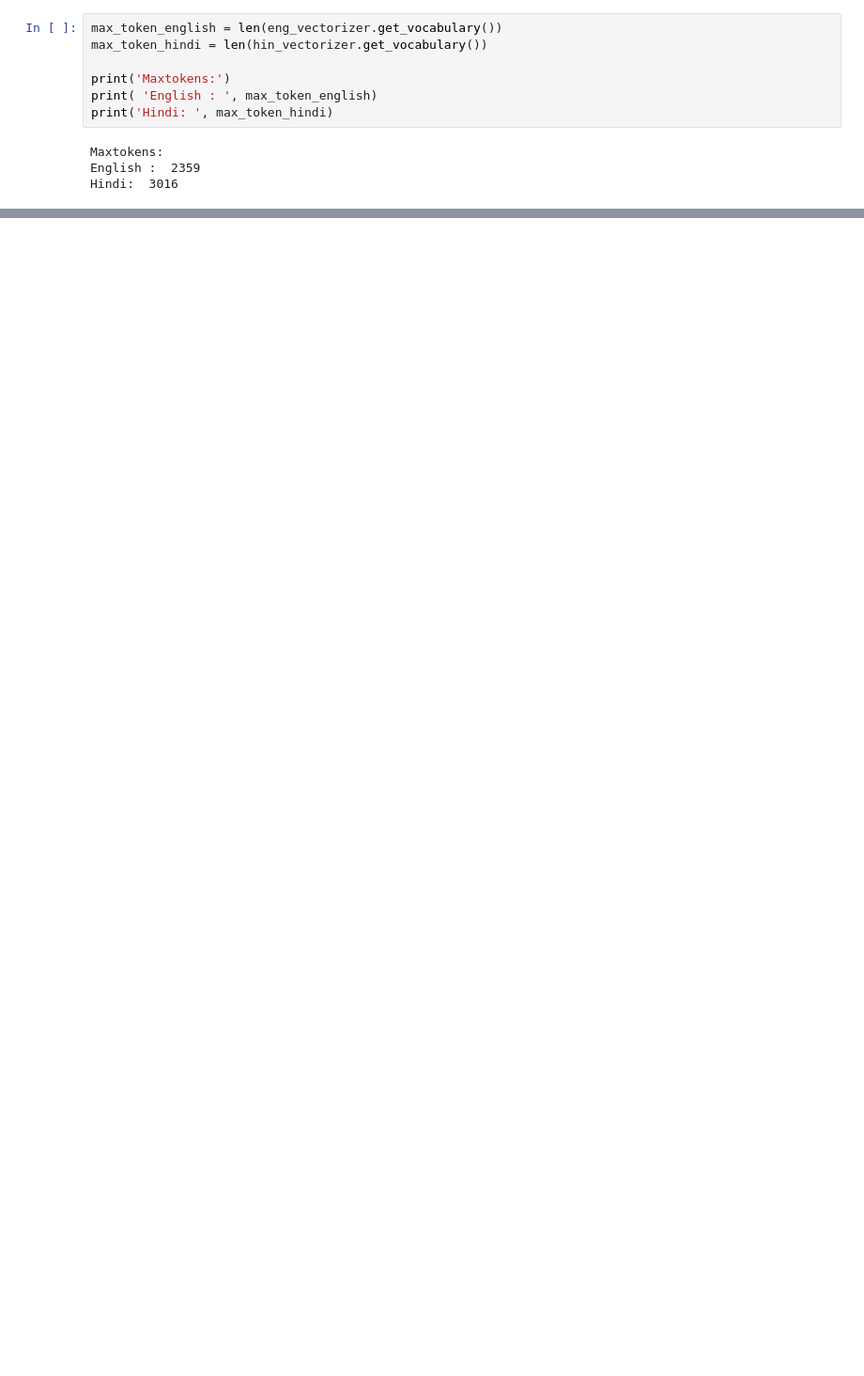
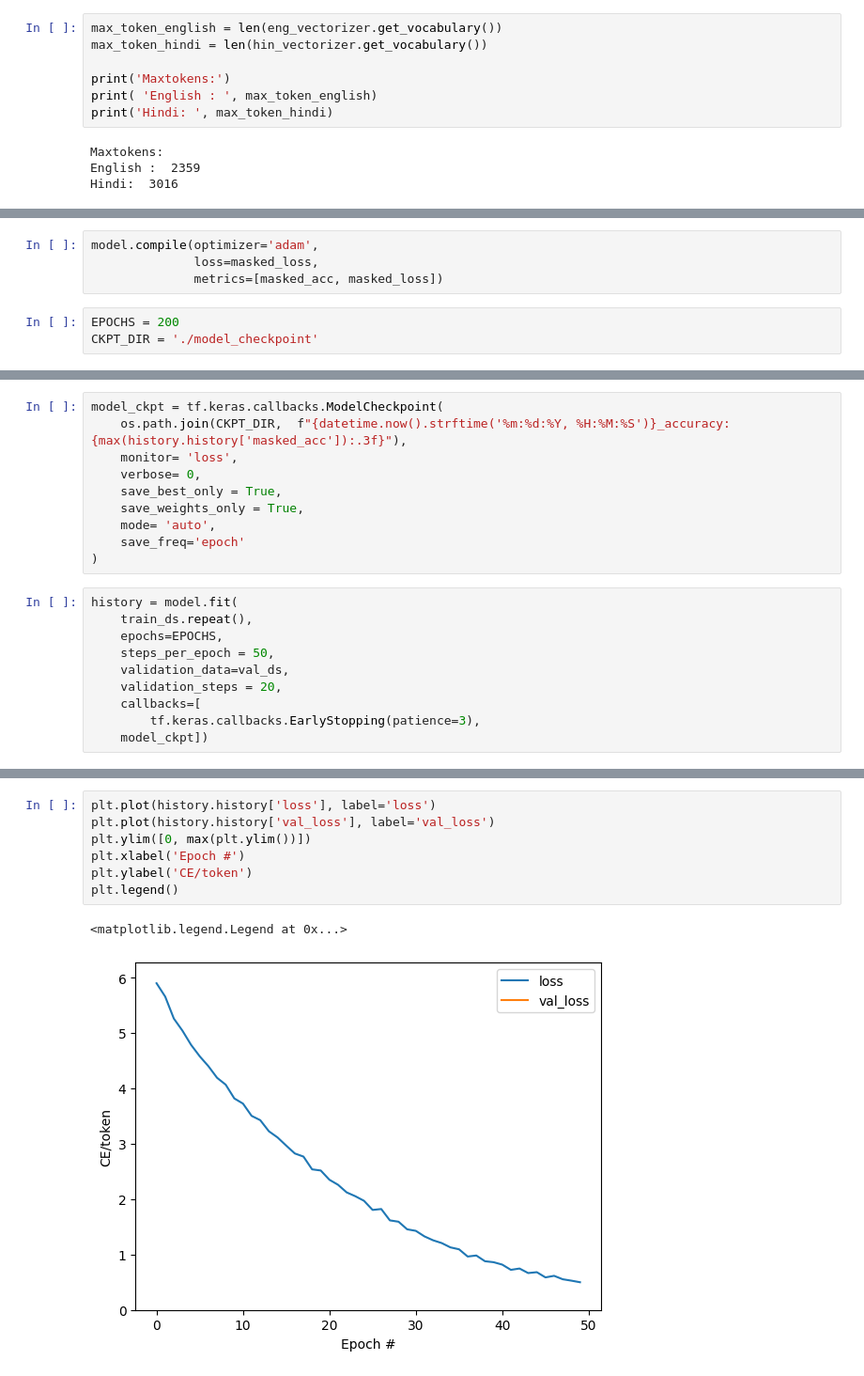
Before and after one commit to tikendraw/language-translation-model, a Jupyter notebook: language_translation_model.ipynb, the cells around one changed output, grey strips where cells are left out. Shown: that part at 94% size. Cells and saved outputs as stored; diff of their text form; blank space fills up the shorter version.

Commit message:
model

```diff
--- a/language_translation_model.ipynb
+++ b/language_translation_model.ipynb
@@ -207,0 +578,7 @@ hin_vectorizer.get_vocabulary()[4]
+# %%
+model.compile(optimizer='adam',
+              loss=masked_loss,
+              metrics=[masked_acc, masked_loss])
+# %%
+EPOCHS = 200
+CKPT_DIR = './model_checkpoint'
@@ -207,0 +589,20 @@ hin_vectorizer.get_vocabulary()[4]
+# %%
+model_ckpt = tf.keras.callbacks.ModelCheckpoint(
+    os.path.join(CKPT_DIR,  f"{datetime.now().strftime('%m:%d:%Y, %H:%M:%S')}_accuracy:{max(history.history['masked_acc']):.3f}"),
+    monitor= 'loss',
+    verbose= 0,
+    save_best_only = True,
+    save_weights_only = True,
+    mode= 'auto',
+    save_freq='epoch'
+)
+# %%
+history = model.fit(
+    train_ds.repeat(),
+    epochs=EPOCHS,
+    steps_per_epoch = 50,
+    validation_data=val_ds,
+    validation_steps = 20,
+    callbacks=[
+        tf.keras.callbacks.EarlyStopping(patience=3),
+    model_ckpt])
@@ -207,0 +614,10 @@ hin_vectorizer.get_vocabulary()[4]
+# %%
+plt.plot(history.history['loss'], label='loss')
+plt.plot(history.history['val_loss'], label='val_loss')
+plt.ylim([0, max(plt.ylim())])
+plt.xlabel('Epoch #')
+plt.ylabel('CE/token')
+plt.legend()
+# %% [output]
+<matplotlib.legend.Legend at 0x...>
+[figure, added]
```
Also changed, not shown: parts of 53 cells of this notebook.
